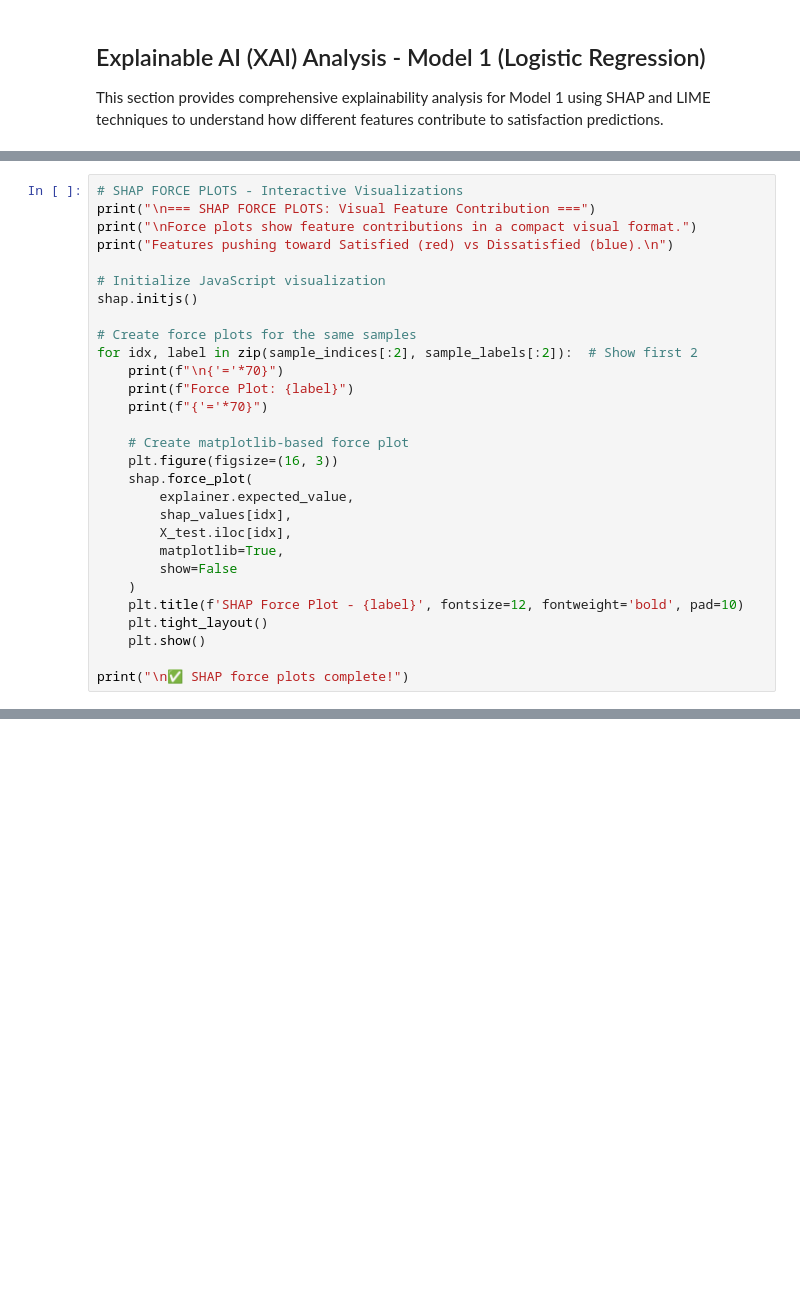
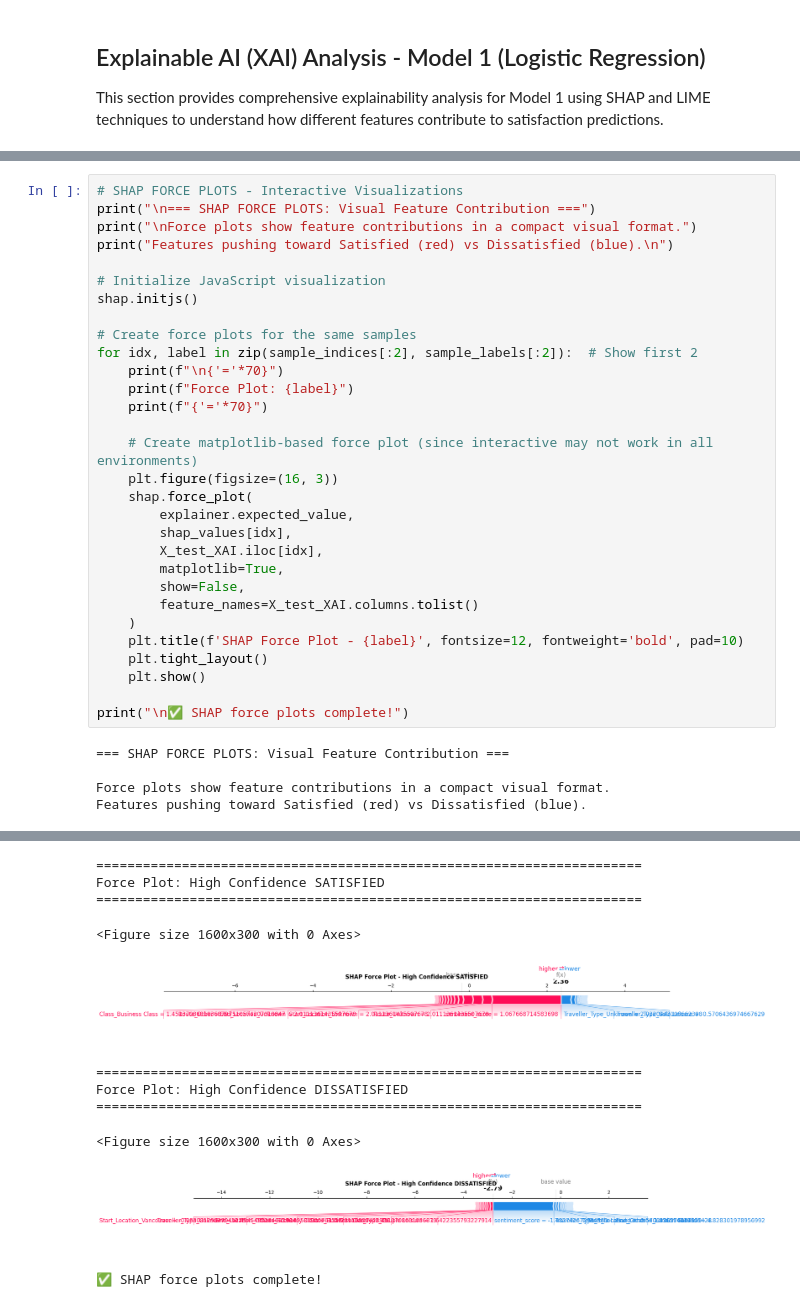
Before and after one commit to omarezzat2011/ACL2_Project, a Jupyter notebook: ACL_project_F.ipynb, the cells around one changed output, grey strips where cells are left out. Drawn from its saved outputs; the diff is of its cells as text; blank space fills up the shorter version.

```diff
--- a/ACL_project_F.ipynb
+++ b/ACL_project_F.ipynb
@@ -1727,17 +2326,23 @@ for idx, label in zip(sample_indices[:2], sample_labels[:2]):  # Show first 2
     print(f"Force Plot: {label}")
     print(f"{'='*70}")
 
-    # Create matplotlib-based force plot
+    # Create matplotlib-based force plot (since interactive may not work in all environments)
     plt.figure(figsize=(16, 3))
     shap.force_plot(
         explainer.expected_value,
         shap_values[idx],
-        X_test.iloc[idx],
+        X_test_XAI.iloc[idx],
         matplotlib=True,
-        show=False
+        show=False,
+        feature_names=X_test_XAI.columns.tolist()
     )
     plt.title(f'SHAP Force Plot - {label}', fontsize=12, fontweight='bold', pad=10)
     plt.tight_layout()
     plt.show()
 
 print("\n✅ SHAP force plots complete!")
+# %% [output]
+=== SHAP FORCE PLOTS: Visual Feature Contribution ===
+
+Force plots show feature contributions in a compact visual format.
+Features pushing toward Satisfied (red) vs Dissatisfied (blue).
@@ -1744,3 +2350,14 @@ print("\n✅ SHAP force plots complete!")
+======================================================================
+Force Plot: High Confidence SATISFIED
+======================================================================
+<Figure size 1600x300 with 0 Axes>
+[figure, added]
+======================================================================
+Force Plot: High Confidence DISSATISFIED
+======================================================================
+<Figure size 1600x300 with 0 Axes>
+[figure, added]
+✅ SHAP force plots complete!
 # %%
 # LIME ANALYSIS FOR MODEL 1 (LOGISTIC REGRESSION)
 print("\n" + "=" * 80)
```
Also changed, not shown: parts of 35 cells of this notebook.
